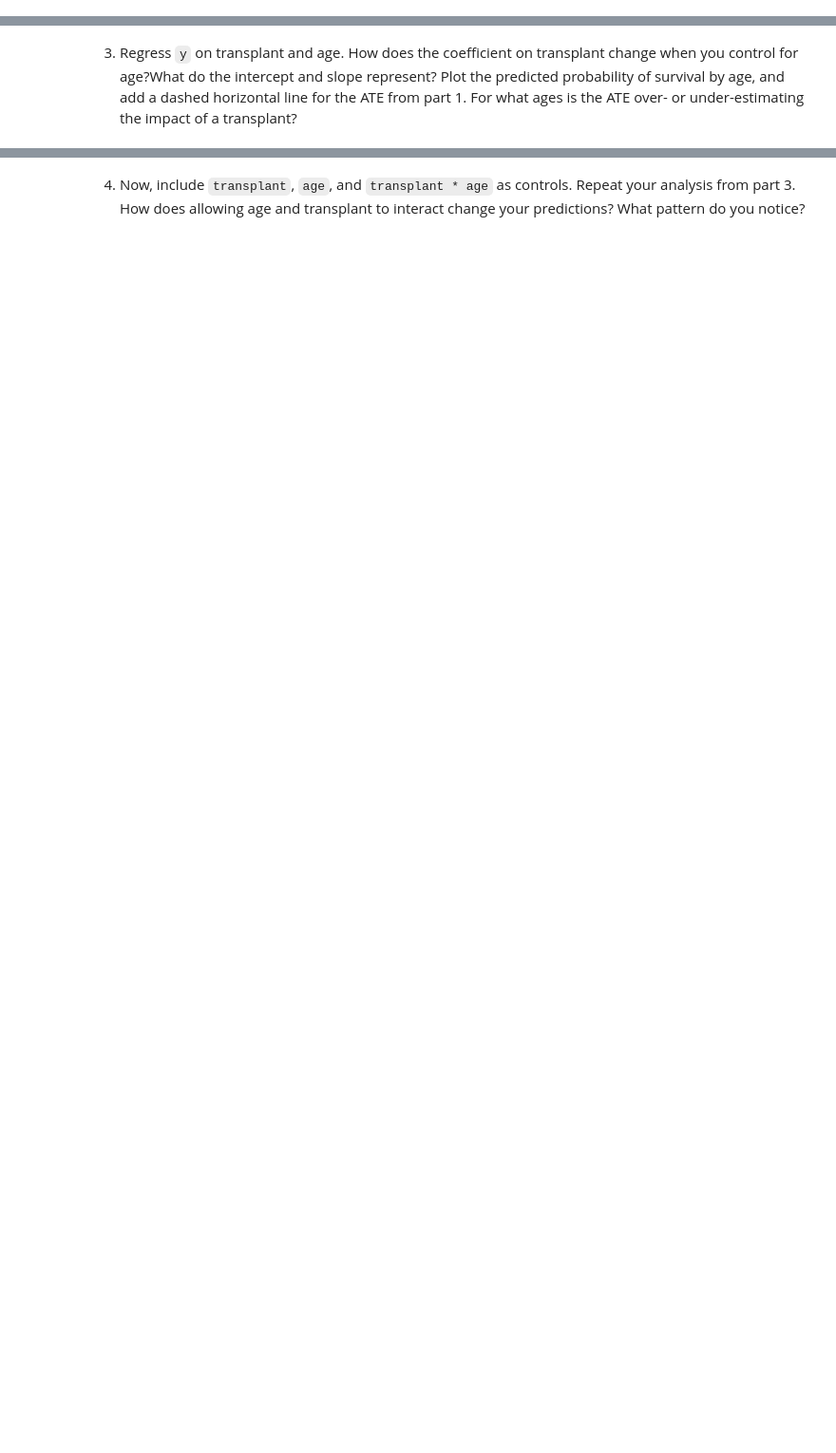
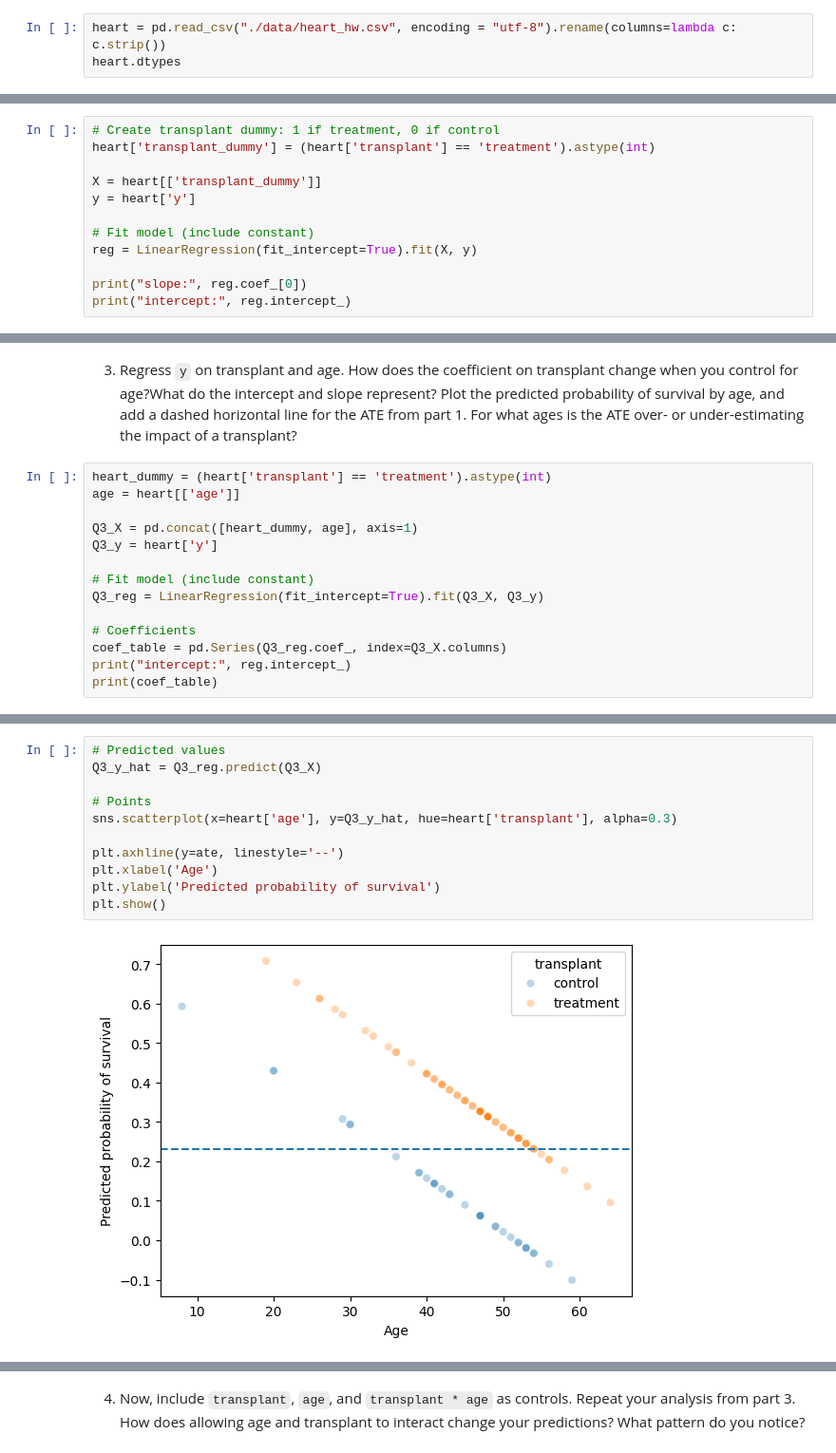
Before and after one commit to calvinpan1/ds3001_assignments, a Jupyter notebook: 03_assignment_linear_models.ipynb, the cells around one changed output, grey strips where cells are left out. Shown at 95% size. Cells and saved outputs as stored; diff of their text form; blank space fills up the shorter version.

```diff
--- a/03_assignment_linear_models.ipynb
+++ b/03_assignment_linear_models.ipynb
@@ -321,3 +468,6 @@ None of our models are accurate at predicting prices: RMSEs are around 9k, which
 Since a heart transplant is a dangerous operation and even people who successfully get heart transplants might suffer later complications, we want to look at whether a group of transplant recipients tends to survive longer than a comparison group who does not get the procedure.
 
 1. Compute (a) the proportion of people who survive in the control group and (b) in the treatment group. Compute (b) minus (a) as the average treatment effect (ATE). What is the ATE on three-year survival for heart transplant interventions?
+# %%
+heart = pd.read_csv("./data/heart_hw.csv", encoding = "utf-8").rename(columns=lambda c: c.strip())
+heart.dtypes
@@ -324,2 +499,14 @@ Since a heart transplant is a dangerous operation and even people who successful
 # %% [markdown]
 2. Regress `y` on `transplant` using a linear model with a constant. Compare the intercept and transplant coefficient to the numbers you computed in part 1.
+# %%
+# Create transplant dummy: 1 if treatment, 0 if control
+heart['transplant_dummy'] = (heart['transplant'] == 'treatment').astype(int)
+
+X = heart[['transplant_dummy']]
+y = heart['y']
+
+# Fit model (include constant)
+reg = LinearRegression(fit_intercept=True).fit(X, y)
+
+print("slope:", reg.coef_[0])
+print("intercept:", reg.intercept_)
@@ -326,2 +518,16 @@ Since a heart transplant is a dangerous operation and even people who successful
 # %% [markdown]
 3. Regress `y` on transplant and age. How does the coefficient on transplant change when you control for age?What do the intercept and slope represent? Plot the predicted probability of survival by age, and add a dashed horizontal line for the ATE from part 1. For what ages is the ATE over- or under-estimating the impact of a transplant?
+# %%
+heart_dummy = (heart['transplant'] == 'treatment').astype(int)
+age = heart[['age']]
+
+Q3_X = pd.concat([heart_dummy, age], axis=1)
+Q3_y = heart['y']
+
+# Fit model (include constant)
+Q3_reg = LinearRegression(fit_intercept=True).fit(Q3_X, Q3_y)
+
+# Coefficients
+coef_table = pd.Series(Q3_reg.coef_, index=Q3_X.columns)
+print("intercept:", reg.intercept_)
+print(coef_table)
@@ -327,0 +541,13 @@ Since a heart transplant is a dangerous operation and even people who successful
+# %%
+# Predicted values
+Q3_y_hat = Q3_reg.predict(Q3_X)
+
+# Points
+sns.scatterplot(x=heart['age'], y=Q3_y_hat, hue=heart['transplant'], alpha=0.3)
+
+plt.axhline(y=ate, linestyle='--')
+plt.xlabel('Age')
+plt.ylabel('Predicted probability of survival')
+plt.show()
+# %% [output]
+[figure, added]
```
Also changed, not shown: parts of 34 cells of this notebook.
